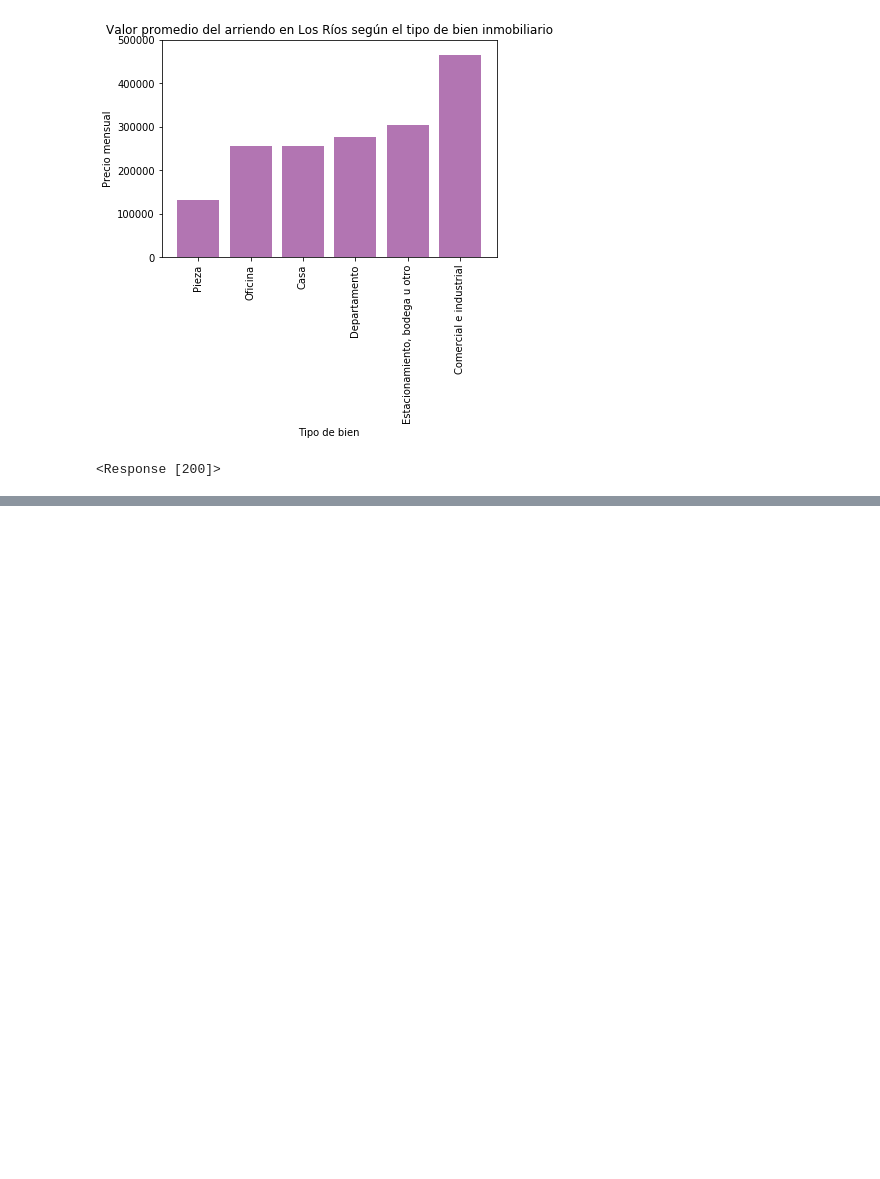
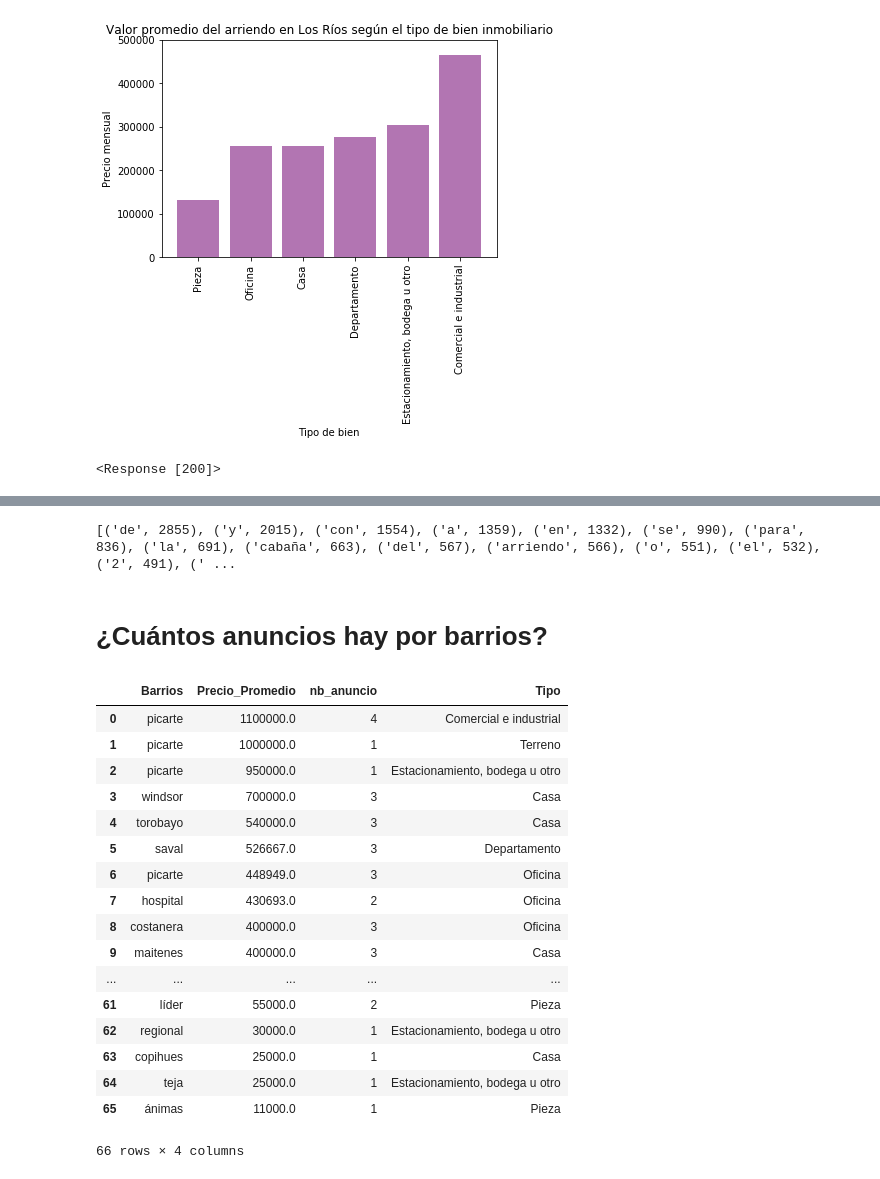
Before and after one commit to ActivismoDatosLosRios/datos-yapo, a Jupyter notebook: Notebook_MV.ipynb, the cells around one changed output, grey strips where cells are left out. Saved outputs shown, nothing was run; the diff lists cells and outputs as text; code cells hidden in the pictures; blank space fills up the shorter version.

```diff
--- a/Notebook_MV.ipynb
+++ b/Notebook_MV.ipynb
@@ -89,0 +141,6 @@ print(x)
+# %%
+word_count(texts)
+# %% [output]
+[('de', 2855), ('y', 2015), ('con', 1554), ('a', 1359), ('en', 1332), ('se', 990), ('para', 836), ('la', 691), ('cabaña', 663), ('del', 567), ('arriendo', 566), ('o', 551), ('el', 532), ('2', 491), (' ...
+# %% [markdown]
+# ¿Cuántos anuncios hay por barrios?
@@ -89,0 +168,25 @@ print(x)
+# %%
+myQuery="""SELECT Barrios, round(avg(Valor),0) as Precio_Promedio, count(*) as nb_anuncio, Tipo FROM df_yapo WHERE Barrios != 0 AND Valor >= 100000 AND Tipo="Casa" GROUP BY Barrios, Tipo
+ORDER BY Precio_Promedio DESC;
+"""
+result=sqldf(myQuery)
+result
+# %% [output]
+|  | Barrios | Precio_Promedio | nb_anuncio | Tipo |
+| 0 | picarte | 1100000.0 | 4 | Comercial e industrial |
+| 1 | picarte | 1000000.0 | 1 | Terreno |
+| 2 | picarte | 950000.0 | 1 | Estacionamiento, bodega u otro |
+| 3 | windsor | 700000.0 | 3 | Casa |
+| 4 | torobayo | 540000.0 | 3 | Casa |
+| 5 | saval | 526667.0 | 3 | Departamento |
+| 6 | picarte | 448949.0 | 3 | Oficina |
+| 7 | hospital | 430693.0 | 2 | Oficina |
+| 8 | costanera | 400000.0 | 3 | Oficina |
+| 9 | maitenes | 400000.0 | 3 | Casa |
+| ... | ... | ... | ... | ... |
+| 61 | líder | 55000.0 | 2 | Pieza |
+| 62 | regional | 30000.0 | 1 | Estacionamiento, bodega u otro |
+| 63 | copihues | 25000.0 | 1 | Casa |
+| 64 | teja | 25000.0 | 1 | Estacionamiento, bodega u otro |
+| 65 | ánimas | 11000.0 | 1 | Pieza |
+66 rows × 4 columns
```
Also changed, not shown: parts of 15 cells of this notebook.
